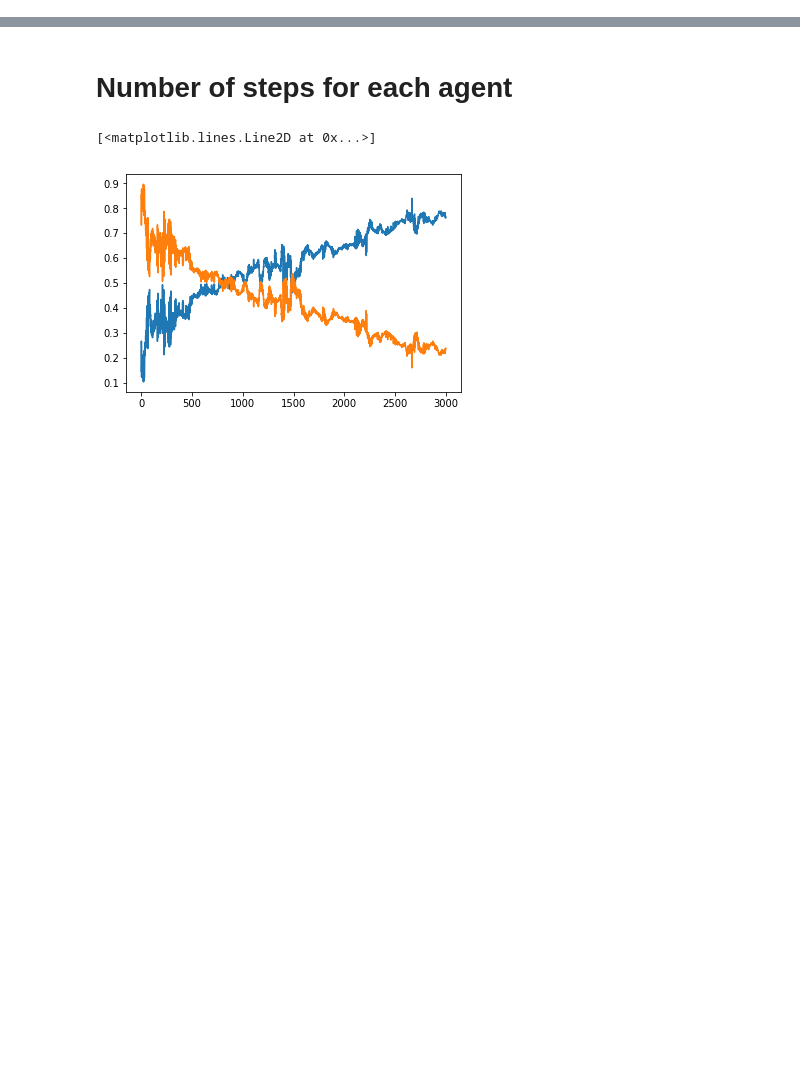
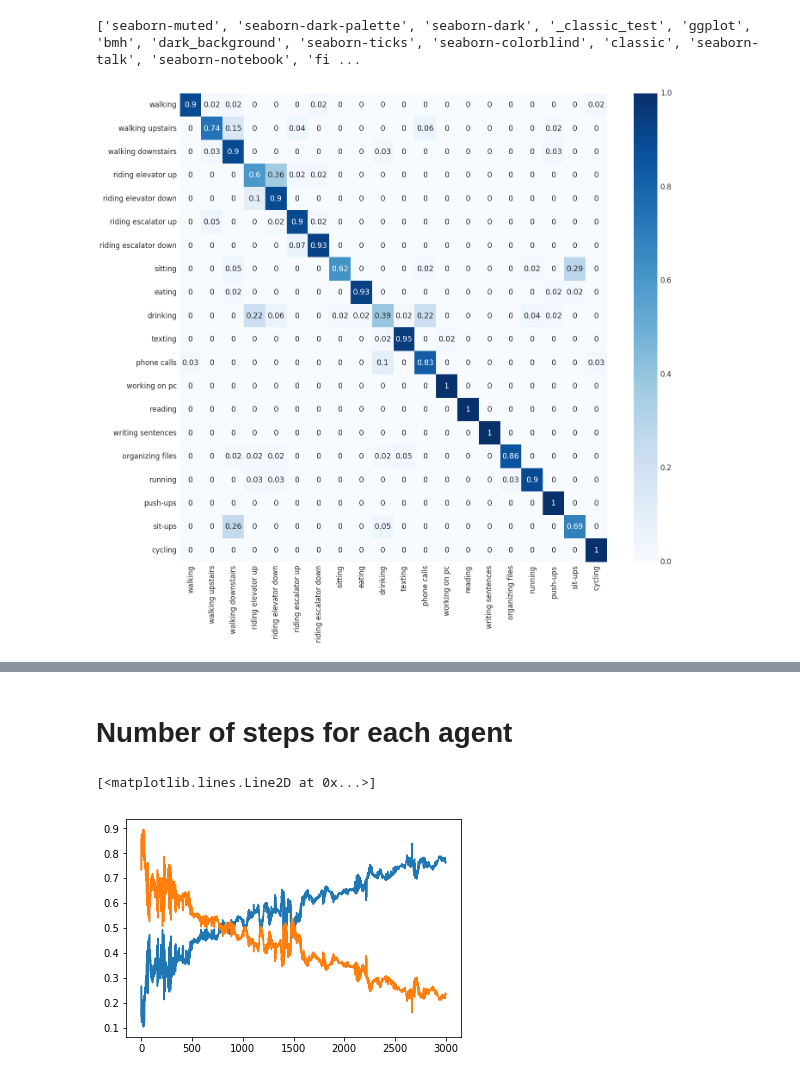
Before and after one commit to rafaelpossas/multimodal, a Jupyter notebook: src/PG-Evaluation.ipynb, the cells around one changed output, grey strips where cells are left out. Saved outputs shown, nothing was run; the diff lists cells and outputs as text; code cells hidden in the pictures; blank space fills up the shorter version.

```diff
--- a/src/PG-Evaluation.ipynb
+++ b/src/PG-Evaluation.ipynb
@@ -5,2 +9,12 @@ import matplotlib.pyplot as plt
 # %%
 %matplotlib inline
+# %%
+print(plt.style.available)
+plt.style.use('classic')
+# %% [output]
+['seaborn-muted', 'seaborn-dark-palette', 'seaborn-dark', '_classic_test', 'ggplot', 'bmh', 'dark_background', 'seaborn-ticks', 'seaborn-colorblind', 'classic', 'seaborn-talk', 'seaborn-notebook', 'fi ...
+# %%
+sns.set(font_scale=1.5)
+hm = sns.heatmap(df_cm, cmap="Blues", annot=True, annot_kws={"size": 16})
+# %% [output]
+[figure, added]
```
Also changed, not shown: parts of 2 cells of this notebook, 28 other files.
